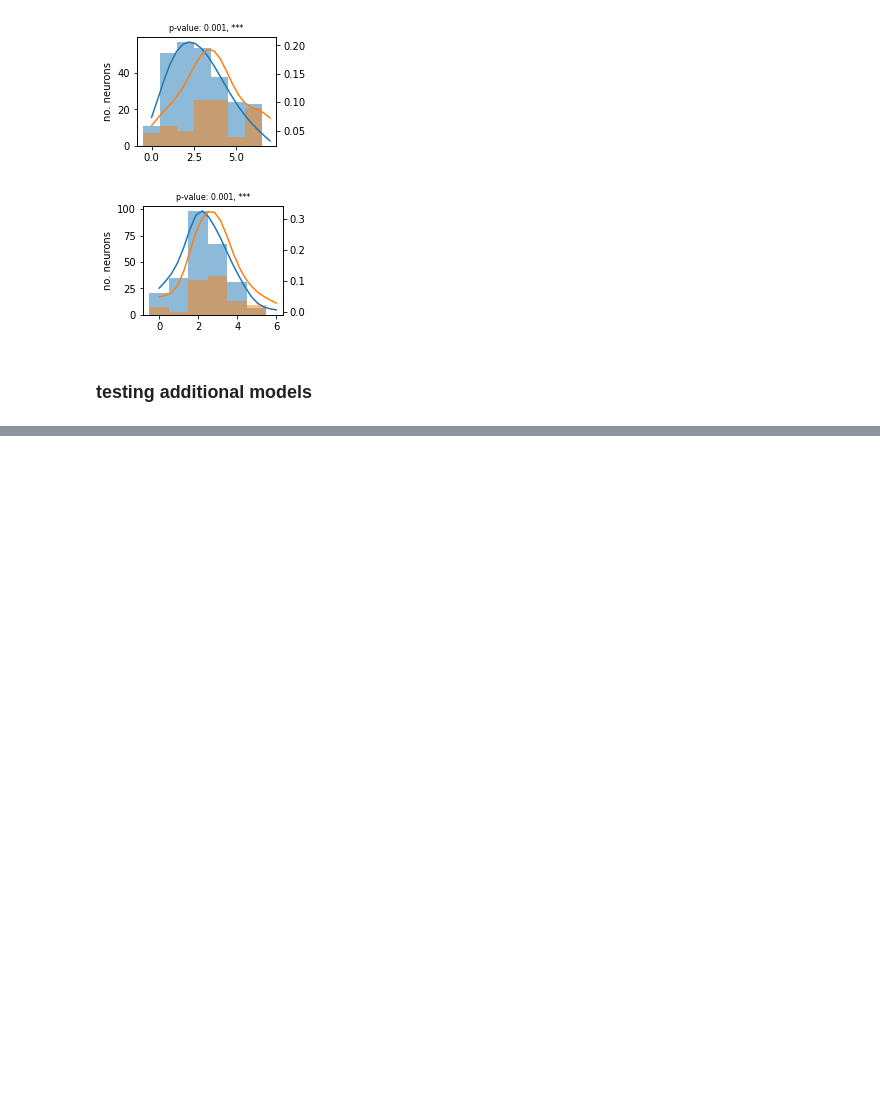
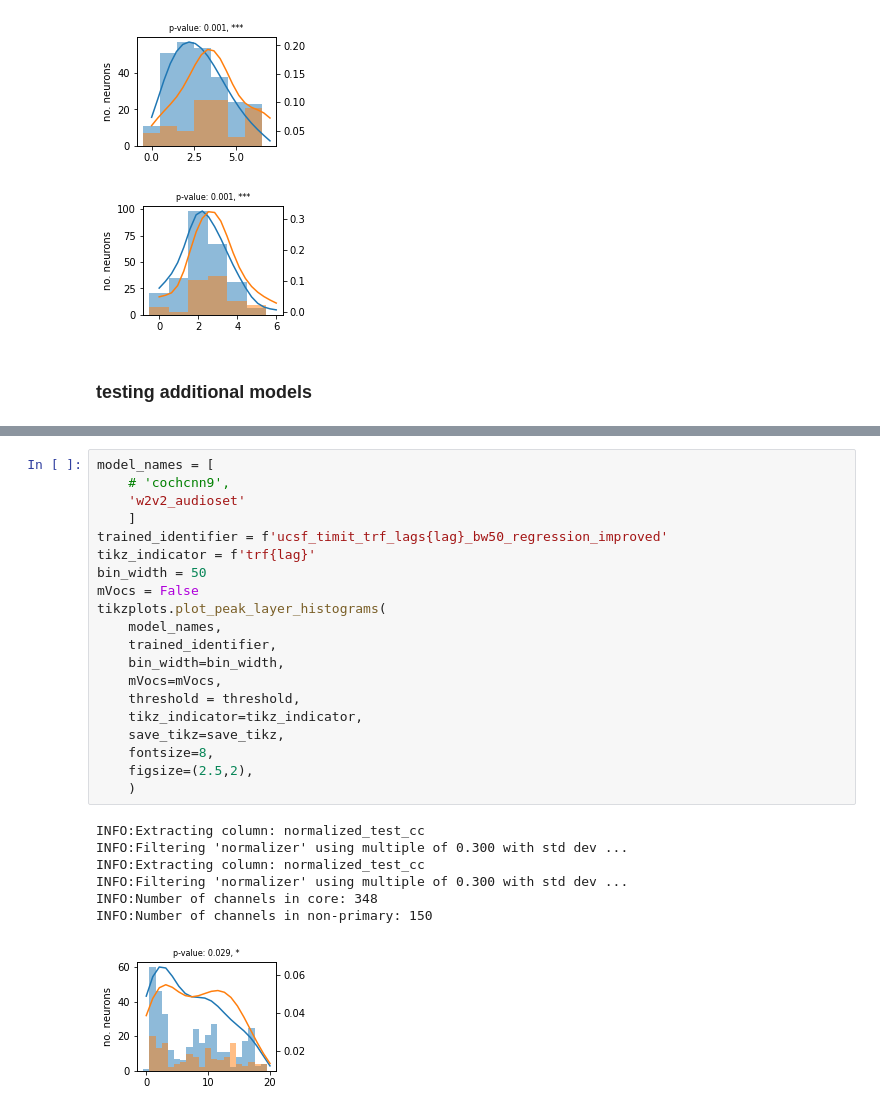
Before and after one commit to bilalhsp/Auditory_Cortex, a Jupyter notebook: paper_figures/preferred_layers.ipynb, the cells around one changed output, grey strips where cells are left out. Cells and saved outputs as stored; diff of their text form; blank space fills up the shorter version.

```diff
--- a/paper_figures/preferred_layers.ipynb
+++ b/paper_figures/preferred_layers.ipynb
@@ -328,0 +330,28 @@ INFO:Number of channels in non-primary: 174
+# %%
+model_names = [
+    # 'cochcnn9',
+    'w2v2_audioset'
+	]
+trained_identifier = f'ucsf_timit_trf_lags{lag}_bw50_regression_improved'
+tikz_indicator = f'trf{lag}'
+bin_width = 50
+mVocs = False
+tikzplots.plot_peak_layer_histograms(
+	model_names,
+	trained_identifier,
+	bin_width=bin_width,
+	mVocs=mVocs,
+	threshold = threshold,
+    tikz_indicator=tikz_indicator,
+    save_tikz=save_tikz,
+	fontsize=8,
+	figsize=(2.5,2),
+	)
+# %% [output]
+INFO:Extracting column: normalized_test_cc
+INFO:Filtering 'normalizer' using multiple of 0.300 with std dev ...
+INFO:Extracting column: normalized_test_cc
+INFO:Filtering 'normalizer' using multiple of 0.300 with std dev ...
+INFO:Number of channels in core: 348
+INFO:Number of channels in non-primary: 150
+[figure, added]
```
Also changed, not shown: parts of 2 cells of this notebook, 51 other files.
